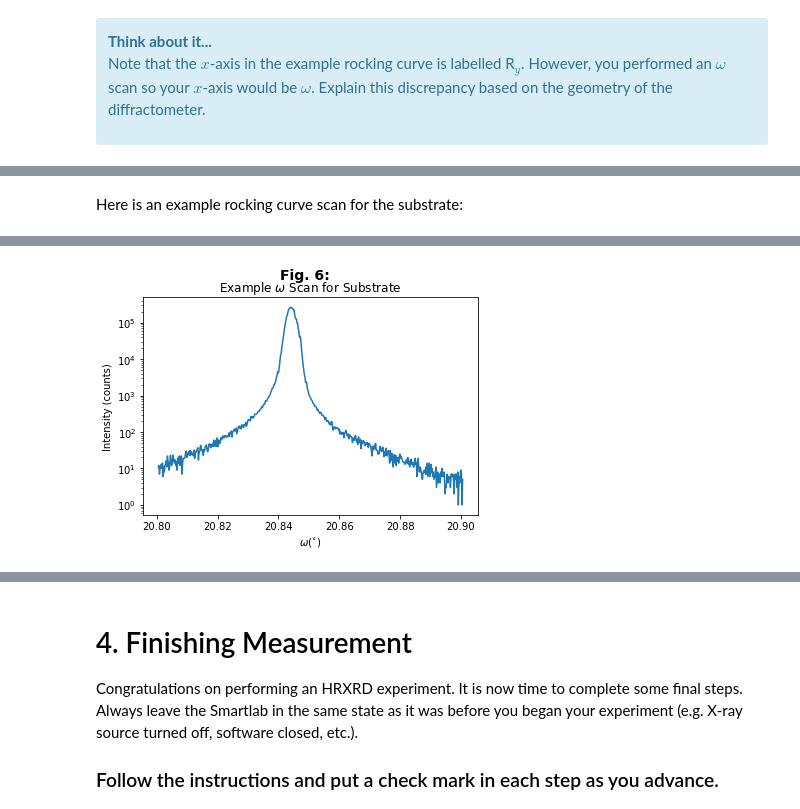
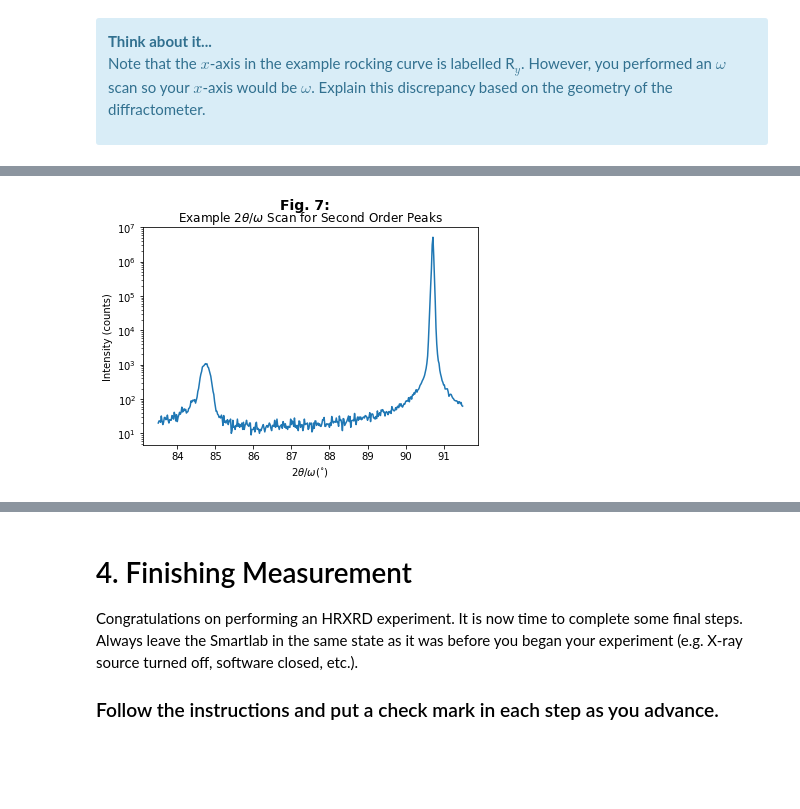
Before and after one commit to josephmccourt2018/lab_jupyter_notebooks, a Jupyter notebook: HRXRD_Specular_Lab2.ipynb, the cells around one changed output, grey strips where cells are left out. Cells and saved outputs as stored; diff of their text form; code cells hidden in the pictures; blank space fills up the shorter version.

```diff
--- a/HRXRD_Specular_Lab2.ipynb
+++ b/HRXRD_Specular_Lab2.ipynb
@@ -713,16 +754,14 @@ GridBox(children=(Checkbox(value=False, description='<strong> Step </strong>11:'
-# %% [markdown]
-Here is an example rocking curve scan for the substrate:
 # %%
 display(tag)
-df_omega_sub = pd.read_table('https://raw.githubusercontent.com/josephmccourt2018/lab_jupyter_notebooks/master/example/461_test/PLD50nmFe2O3_Al2O3/HRXRD_Lab/W_Al2O3_006v2.ras',sep = '\s+',comment='*',names = ["2TH","Intensity", "attenuatation"],header = None)
+df_2tw_2 = pd.read_table('https://raw.githubusercontent.com/josephmccourt2018/lab_jupyter_notebooks/master/example/461_test/PLD50nmFe2O3_Al2O3/HRXRD_Lab/2thW_both_0012.ras',sep = '\s+',comment='*',names = ["2TH","Intensity", "attenuatation"],header = None)
 plt.figure()
-plt.suptitle('Fig. 6:', fontsize=14, fontweight='bold')
-plt.title('Example $\omega$ Scan for Substrate')
-plt.plot(df_omega_sub[df_omega_sub.columns[0]],df_omega_sub[df_omega_sub.columns[1]]*df_omega_sub[df_omega_sub.columns[2]])
+plt.suptitle('Fig. 7:', fontsize=14, fontweight='bold')
+plt.title('Example $2\\theta$/$\omega$ Scan for Second Order Peaks')
+plt.plot(df_2tw_2[df_2tw_2.columns[0]],df_2tw_2[df_2tw_2.columns[1]]*df_2tw_2[df_2tw_2.columns[2]])
 plt.yscale('log')
-plt.xlabel("$\omega$($^{\circ}$)")
-plt.ylabel(df_omega_sub.columns[1]+" (counts)")
+plt.xlabel("$2\\theta$/$\omega$($^{\circ}$)")
+plt.ylabel(df_2tw_2.columns[1]+" (counts)")
 plt.show()
 # %% [output]
 [interactive output not drawn]
-[figure, old version]
+[figure, new version]
```
Also changed, not shown: parts of 23 cells of this notebook.
